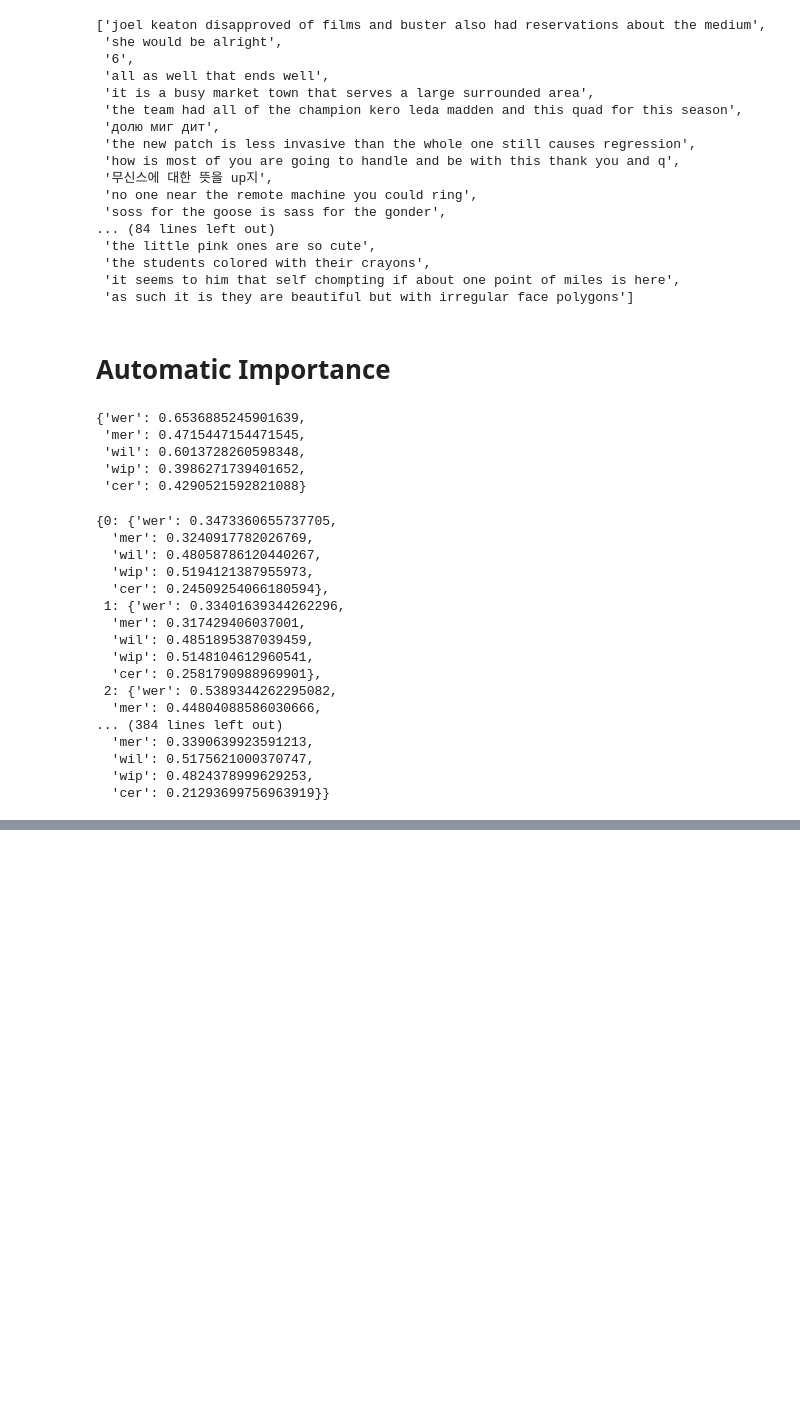
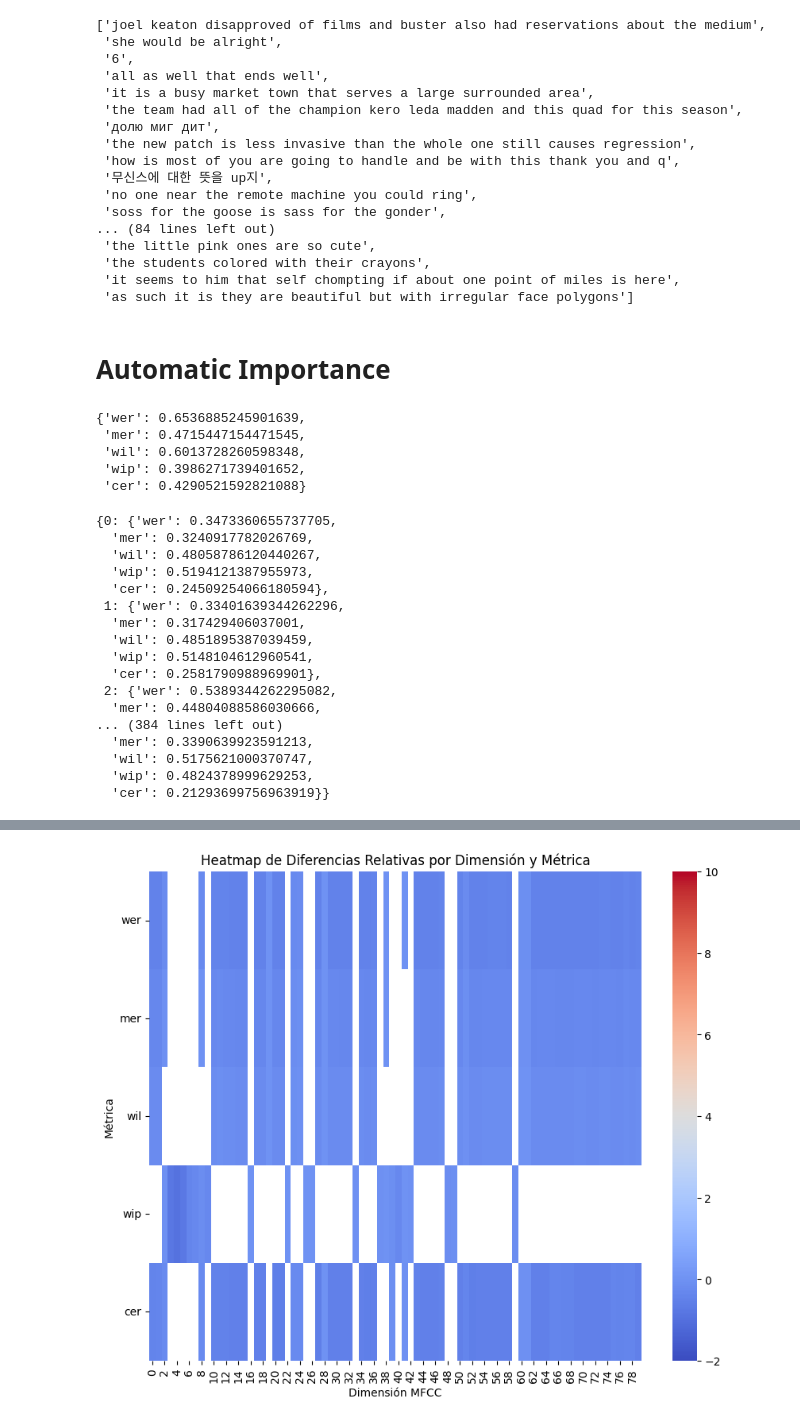
Before and after one commit to diegoquezadac/BATS, a Jupyter notebook: inference.ipynb, the cells around one changed output, grey strips where cells are left out. Drawn from its saved outputs; the diff is of its cells as text; code cells hidden in the pictures; blank space fills up the shorter version.

Commit message:
add negative importance

```diff
--- a/inference.ipynb
+++ b/inference.ipynb
@@ -537,0 +558,17 @@ plt.show()
+# %%
+# Suponiendo que 'importance_df' es tu DataFrame y tiene una columna 'Dimension'
+df_heatmap = importance_df.set_index('Dimension').T
+
+# Crear la máscara donde los valores menores que 0 serán True
+mask = df_heatmap > 0
+
+# Crear el heatmap usando seaborn con la máscara aplicada
+plt.figure(figsize=(10, 8))
+sns.heatmap(df_heatmap, annot=False, cmap='coolwarm', mask=mask, vmax=10, vmin=-2)
+plt.yticks(rotation=0)
+plt.title('Heatmap de Diferencias Relativas por Dimensión y Métrica')
+plt.xlabel('Dimensión MFCC')
+plt.ylabel('Métrica')
+plt.show()
+# %% [output]
+[figure, added]
```
Also changed, not shown: parts of 8 cells of this notebook, 5 other files.
